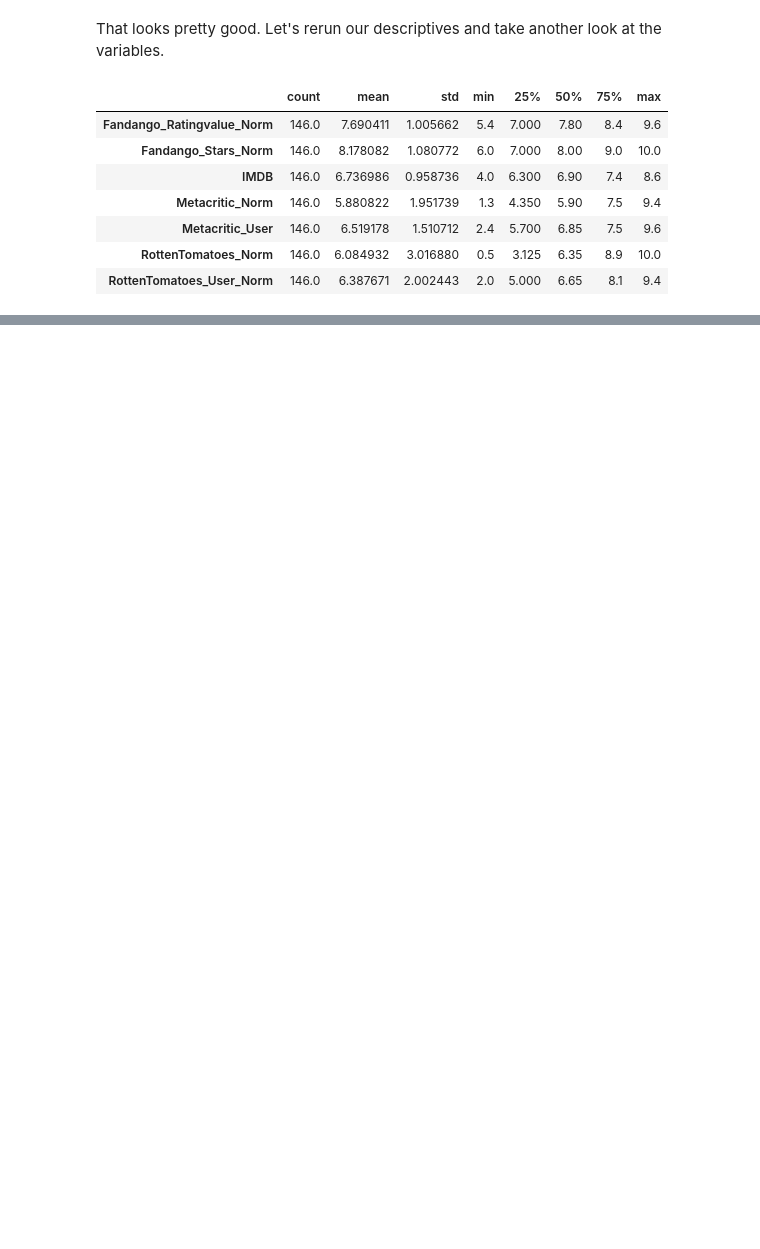
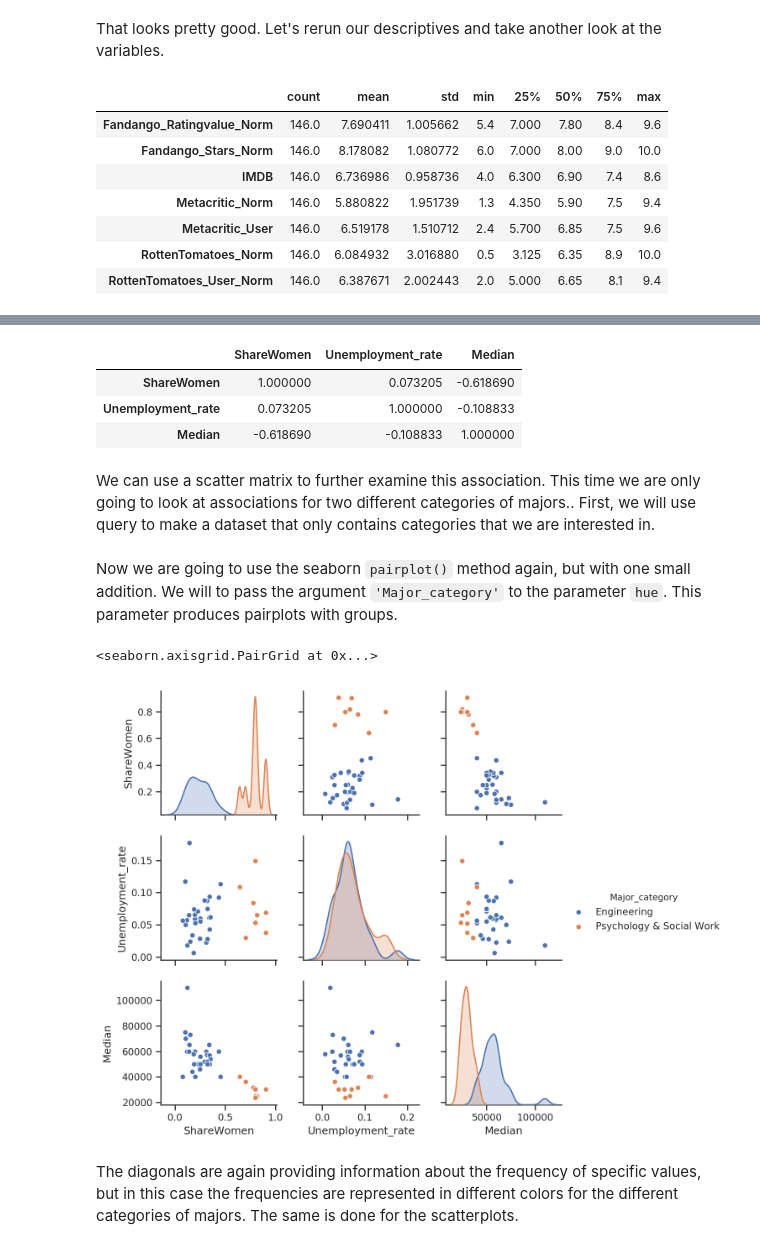
Before and after one commit to CS-DS-125/125exercises-f18, a Jupyter notebook: ch07/pandas-continuous.ipynb, the cells around one changed output, grey strips where cells are left out. Drawn from its saved outputs; the diff is of its cells as text; code cells hidden in the pictures; blank space fills up the shorter version.

```diff
--- a/ch07/pandas-continuous.ipynb
+++ b/ch07/pandas-continuous.ipynb
@@ -246,0 +280,4 @@ pd.crosstab([df['Pclass'], df['Sex']], df['Survived'], normalize='index')
+# %%
+df_grad_full = pd.read_csv("recent-grads.csv") # here we read the full dataset
+df_grad = df_grad_full[['Major_category', 'Major', 'ShareWomen', 'Unemployment_rate','Median']] # here we use label based indexing to create a dataset that only contains a few columns of interest
+df_grad.head()
@@ -246,0 +323,20 @@ pd.crosstab([df['Pclass'], df['Sex']], df['Survived'], normalize='index')
+# %%
+df_grad.corr()
+# %% [output]
+|  | ShareWomen | Unemployment_rate | Median |
+| ShareWomen | 1.000000 | 0.073205 | -0.618690 |
+| Unemployment_rate | 0.073205 | 1.000000 | -0.108833 |
+| Median | -0.618690 | -0.108833 | 1.000000 |
+# %% [markdown]
+We can use a scatter matrix to further examine this association. This time we are only going to look at associations for two different categories of majors.. First, we will use query to make a dataset that only contains categories that we are interested in.
+# %%
+df_grad_sub = df_grad.query(' Major_category == "Engineering" or Major_category == "Psychology & Social Work" ')
+# %% [markdown]
+Now we are going to use the seaborn `pairplot()` method again, but with one small addition. We will to pass the argument `'Major_category'` to the parameter `hue`. This parameter produces pairplots with groups.
+# %%
+sns.pairplot(df_grad_sub, hue='Major_category')
+# %% [output]
+<seaborn.axisgrid.PairGrid at 0x...>
+[figure, added]
+# %% [markdown]
+The diagonals are again providing information about the frequency of specific values, but in this case the frequencies are represented in different colors for the different categories of majors. The same is done for the scatterplots.
```
Also changed, not shown: parts of 66 cells of this notebook, 2 other files.
